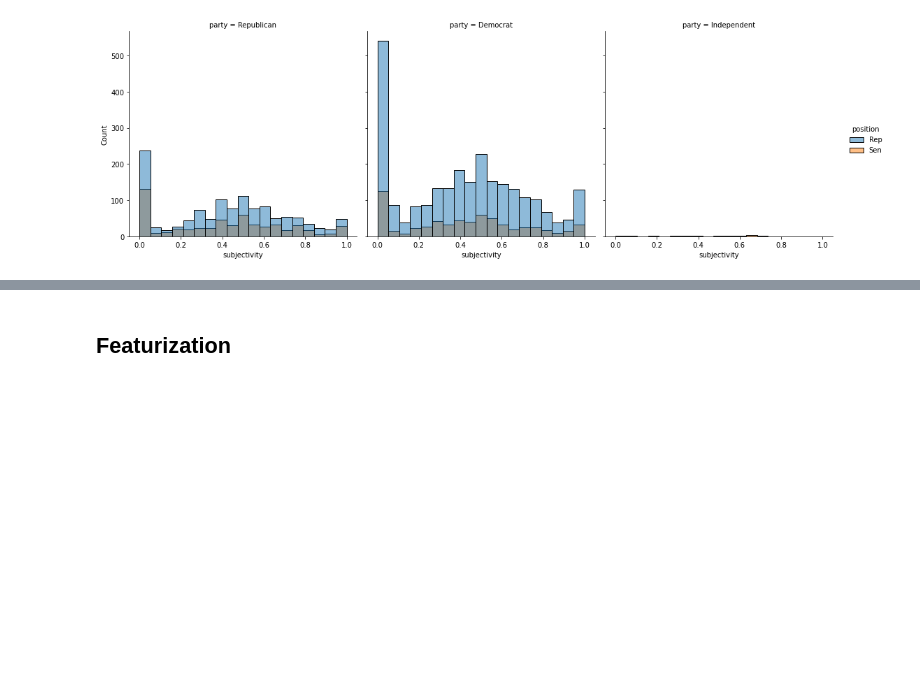
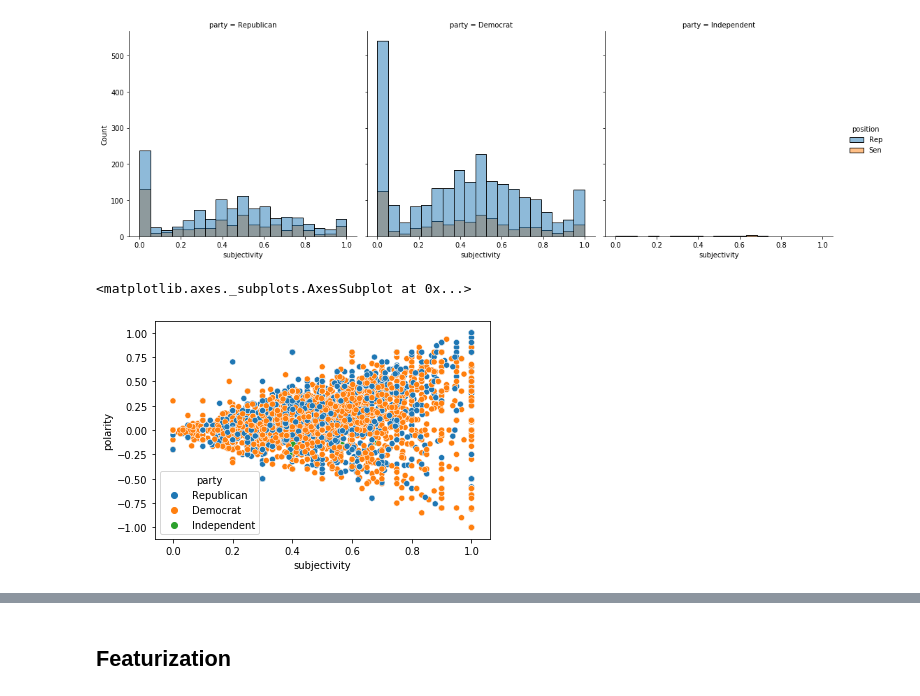
Before and after one commit to paulbsalamanca/CSS-Project-5-Team-6-Spring-2021, a Jupyter notebook: Project 5 Student.ipynb, the cells around one changed output, grey strips where cells are left out. Drawn from its saved outputs; the diff is of its cells as text; code cells hidden in the pictures; blank space fills up the shorter version.

```diff
--- a/Project 5 Student.ipynb
+++ b/Project 5 Student.ipynb
@@ -654,3 +660,8 @@ sns.displot(congress_tweets, x="subjectivity", hue = "position", col = "party")
 plt.show()
 # %% [output]
 [figure]
+# %%
+sns.scatterplot(x = congress_tweets['subjectivity'], y = congress_tweets['polarity'], hue = congress_tweets['party'])
+# %% [output]
+<matplotlib.axes._subplots.AxesSubplot at 0x...>
+[figure, added]
```
Also changed, not shown: parts of 21 cells of this notebook, 2 other files.
